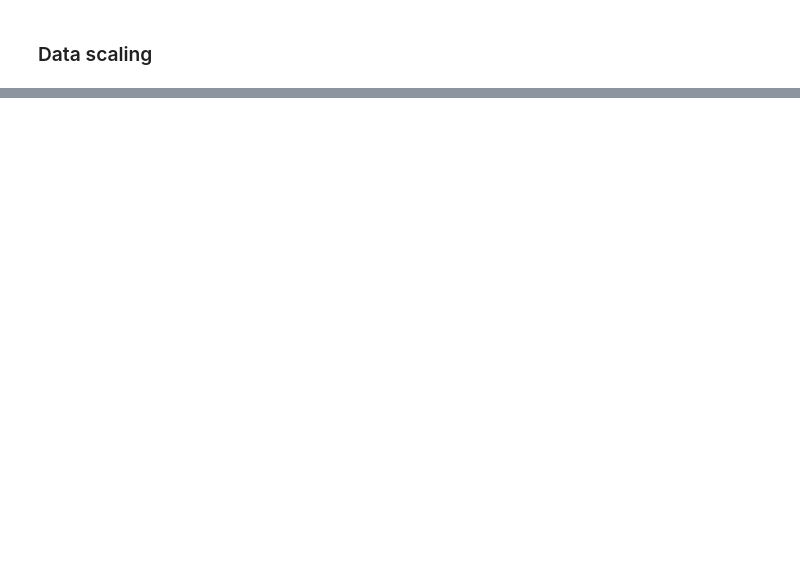
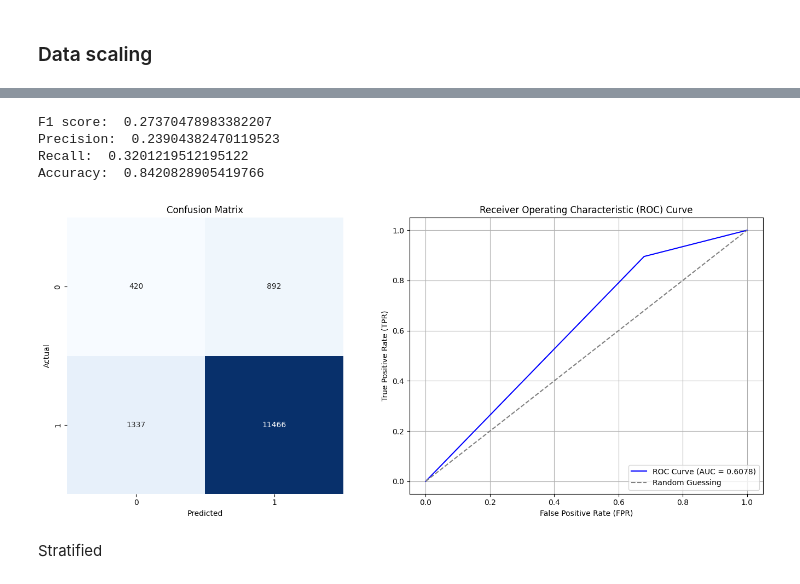
Before and after one commit to Barb02/IDS_project, a Jupyter notebook: customer.ipynb, the cells around one changed output, grey strips where cells are left out. Drawn from its saved outputs; the diff is of its cells as text; code cells hidden in the pictures; blank space fills up the shorter version.

```diff
--- a/customer.ipynb
+++ b/customer.ipynb
@@ -605,31 +513,0 @@ y_pred = cross_val_predict(knn, X, y, cv=5)
-# %%
-# Scores
-print("F1 score: ", f1_score(y, y_pred, pos_label=0))
-print("Precision: ", precision_score(y, y_pred, pos_label=0))
-print("Recall: ", recall_score(y, y_pred,pos_label=0))
-print("Accuracy: ", accuracy_score(y, y_pred))
-
-fig, axes = plt.subplots(1, 2, figsize=(14, 6))
-
-# Gráfico 1: Confusion Matrix
-sns.heatmap(confusion_matrix(y, y_pred),
-            annot=True, fmt="d", cmap="Blues", cbar=False, square=True, ax=axes[0])
-axes[0].set_title("Confusion Matrix - Decision Tree")
-axes[0].set_xlabel("Predicted")
-axes[0].set_ylabel("Actual")
-
-# Gráfico 2: ROC Curve
-fpr, tpr, thresholds = roc_curve(y, y_pred)
-auc_score = roc_auc_score(y, y_pred)
-
-axes[1].plot(fpr, tpr, label=f"ROC Curve (AUC = {auc_score:.4f})", color="blue")
-axes[1].plot([0, 1], [0, 1], linestyle="--", color="gray", label="Random Guessing")
-axes[1].set_title("Receiver Operating Characteristic (ROC) Curve")
-axes[1].set_xlabel("False Positive Rate (FPR)")
-axes[1].set_ylabel("True Positive Rate (TPR)")
-axes[1].legend(loc="lower right")
-axes[1].grid()
-
-# Ajustar o layout para evitar sobreposição
-plt.tight_layout()
-plt.show()
@@ -641,0 +656,6 @@ Accuracy:  0.8069716837167241
+# %%
+from sklearn.naive_bayes import GaussianNB
+
+dfbc = dfknn
+X = dfbc.drop('health_ins', axis=1)
+y = dfbc['health_ins']
@@ -641,0 +664,16 @@ Accuracy:  0.8069716837167241
+# %%
+X_train, X_test, y_train, y_test = train_test_split(X, y, test_size=0.2, random_state=42)
+
+gauss = GaussianNB()
+gauss.fit(X_train, y_train)
+y_pred = gauss.predict(X_test)
+# %%
+evaluation(y_test,y_pred)
+# %% [output]
+F1 score:  0.27370478983382207
+Precision:  0.23904382470119523
+Recall:  0.3201219512195122
+Accuracy:  0.8420828905419766
+[figure, added]
+# %% [markdown]
+Stratified
```
Also changed, not shown: parts of 66 cells of this notebook.
